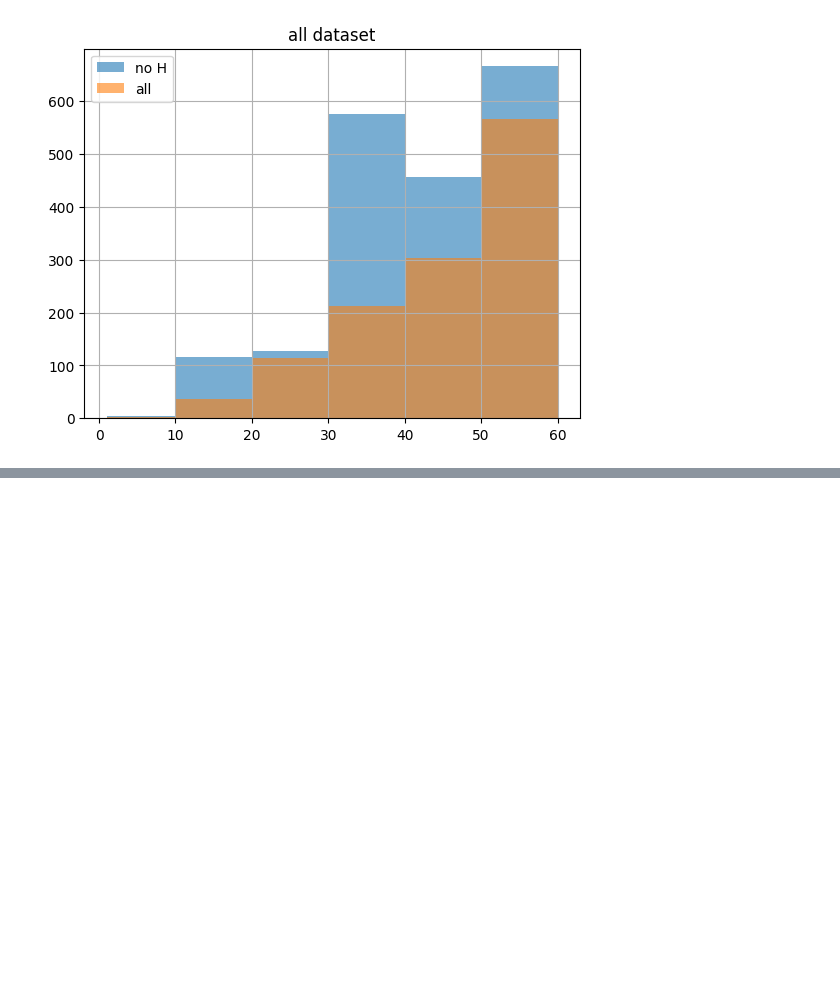
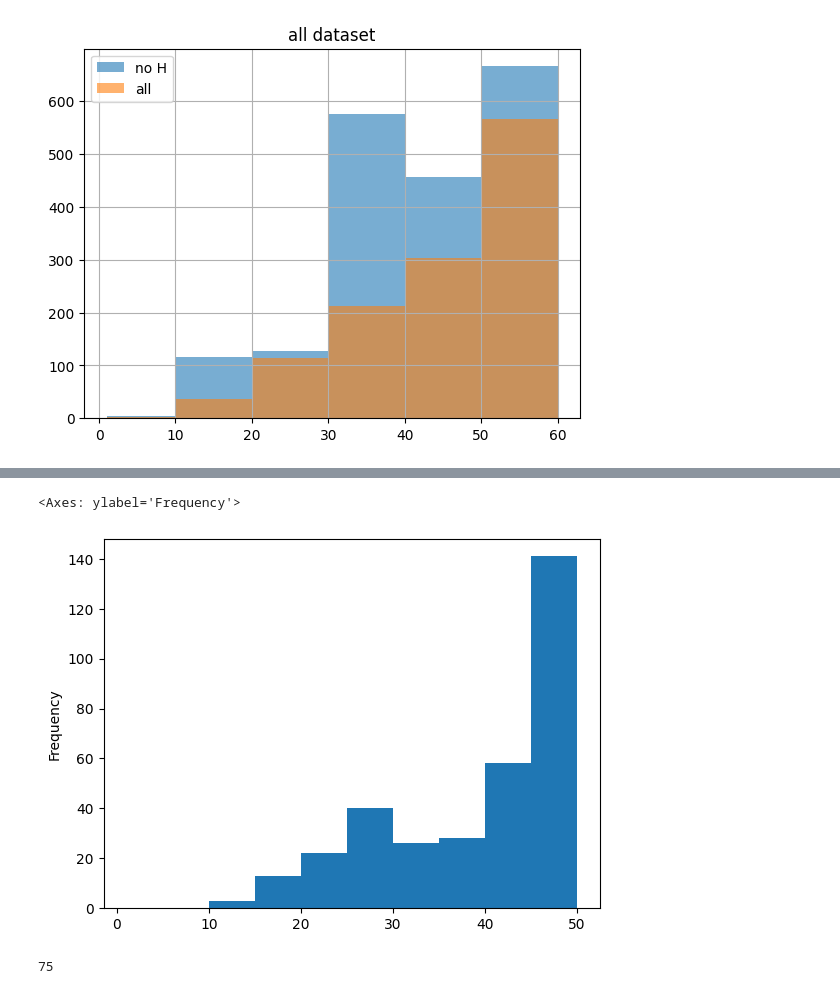
Before and after one commit to Sigma-Reply/CO2-Capture_QEK, a Jupyter notebook: test_readData.ipynb, the cells around one changed output, grey strips where cells are left out. Saved outputs shown, nothing was run; the diff lists cells and outputs as text; code cells hidden in the pictures; blank space fills up the shorter version.

```diff
--- a/test_readData.ipynb
+++ b/test_readData.ipynb
@@ -18,8 +18,8 @@ for files in os.listdir(dirname1):
 
         num_lines = sum(1 for _ in f)
         nb_atoms[i] = num_lines - 25
-        #if(num_lines-25 < 20):
-        #    print(files, num_lines-25)
+        if(num_lines-25 < 20):
+            print(files, num_lines-25)
 
         f.seek(0)
         num_lines2 = sum(1 for l in f if "H" not in l)
@@ -134,0 +202,12 @@ plt.show()
+# %%
+df2["num_atoms"].plot.hist(bins=bins)
+# %% [output]
+<Axes: ylabel='Frequency'>
+[figure, added]
+# %%
+
+with open(dirname1+"ZUSBOG"+"_clean.cif", "r") as f:
+    num_lines = sum(1 for _ in f)
+    print(num_lines - 25  )
+# %% [output]
+75
```
Also changed, not shown: parts of 13 cells of this notebook, 2 other files.
